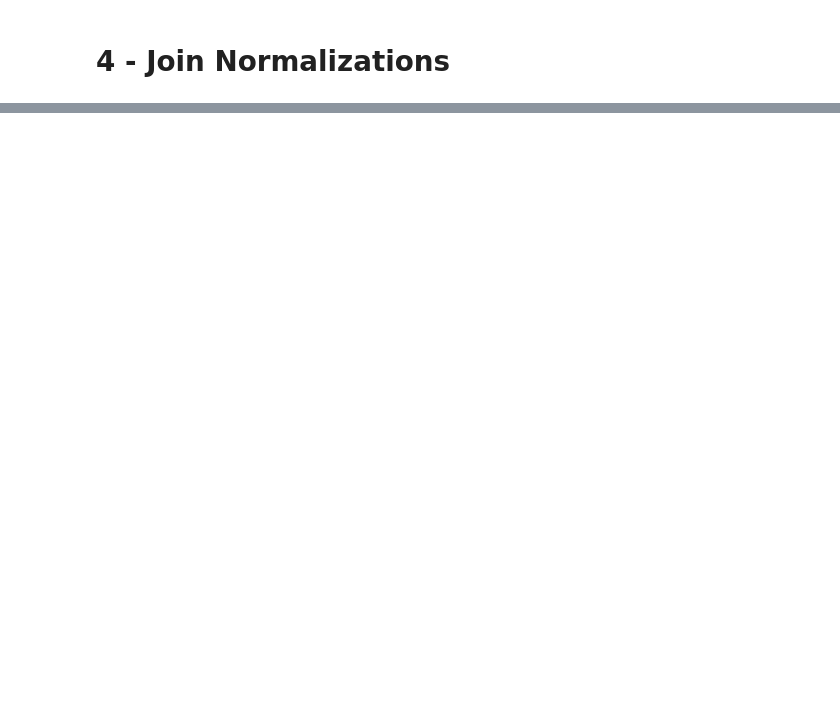
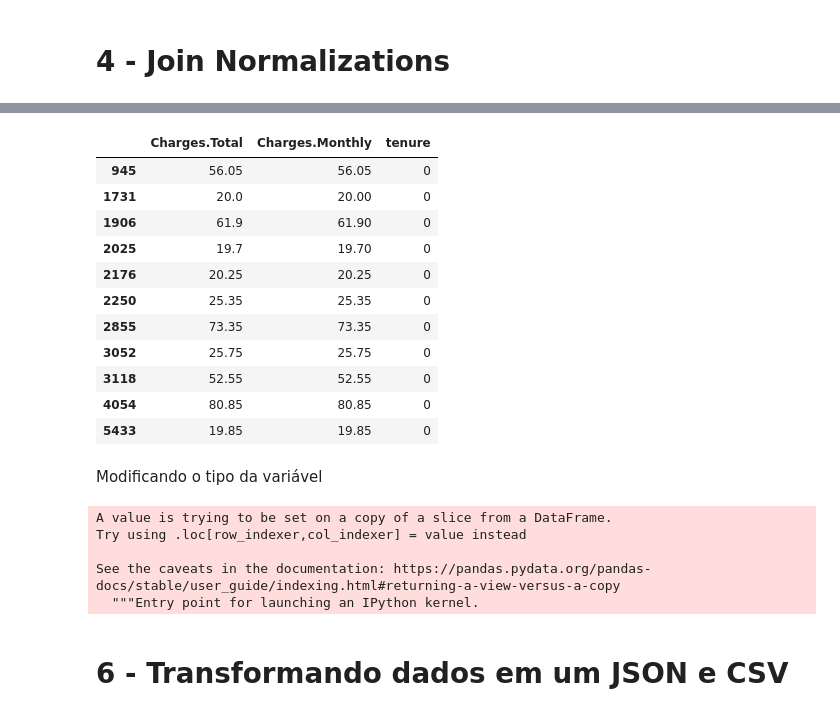
Before and after one commit to Godofin/ChallengeAluraVoz-DataScience, a Jupyter notebook: ChallengeDataScienceP1.ipynb, the cells around one changed output, grey strips where cells are left out. Drawn from its saved outputs; the diff is of its cells as text; code cells hidden in the pictures; blank space fills up the shorter version.

```diff
--- a/ChallengeDataScienceP1.ipynb
+++ b/ChallengeDataScienceP1.ipynb
@@ -97,0 +232,27 @@ account_data.sample(5)
+# %%
+data.query('tenure == 0')[['Charges.Total', 'Charges.Monthly', 'tenure']]
+# %% [output]
+|  | Charges.Total | Charges.Monthly | tenure |
+| 945 | 56.05 | 56.05 | 0 |
+| 1731 | 20.0 | 20.00 | 0 |
+| 1906 | 61.9 | 61.90 | 0 |
+| 2025 | 19.7 | 19.70 | 0 |
+| 2176 | 20.25 | 20.25 | 0 |
+| 2250 | 25.35 | 25.35 | 0 |
+| 2855 | 73.35 | 73.35 | 0 |
+| 3052 | 25.75 | 25.75 | 0 |
+| 3118 | 52.55 | 52.55 | 0 |
+| 4054 | 80.85 | 80.85 | 0 |
+| 5433 | 19.85 | 19.85 | 0 |
+# %% [markdown]
+Modificando o tipo da variável
+# %%
+data['Charges.Total'] = data['Charges.Total'].astype('float64')
+# %% [output]
+A value is trying to be set on a copy of a slice from a DataFrame.
+Try using .loc[row_indexer,col_indexer] = value instead
+
+See the caveats in the documentation: https://pandas.pydata.org/pandas-docs/stable/user_guide/indexing.html#returning-a-view-versus-a-copy
+  """Entry point for launching an IPython kernel.
+# %% [markdown]
+# 6 - Transformando dados em um JSON e CSV
```
Also changed, not shown: parts of 20 cells of this notebook.
